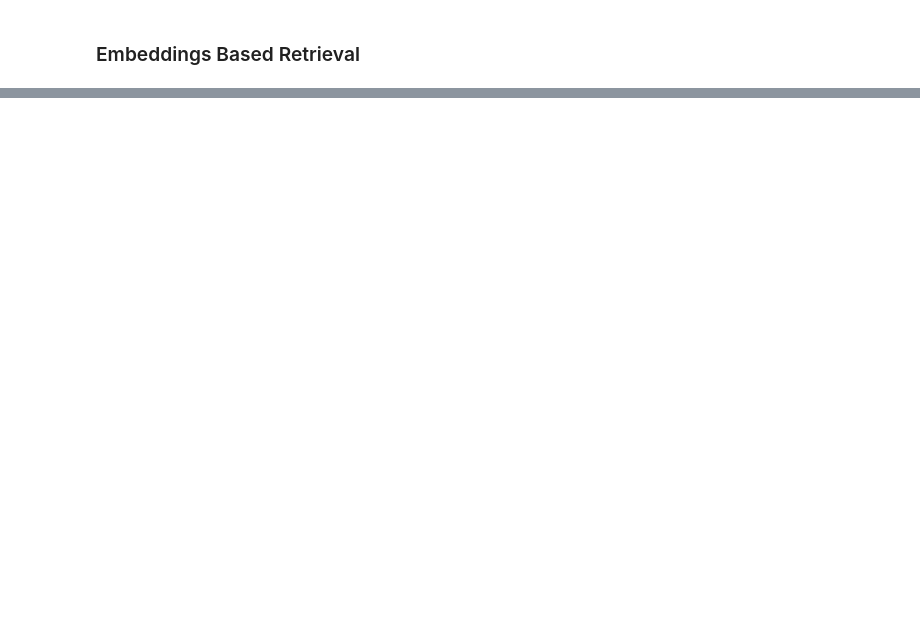
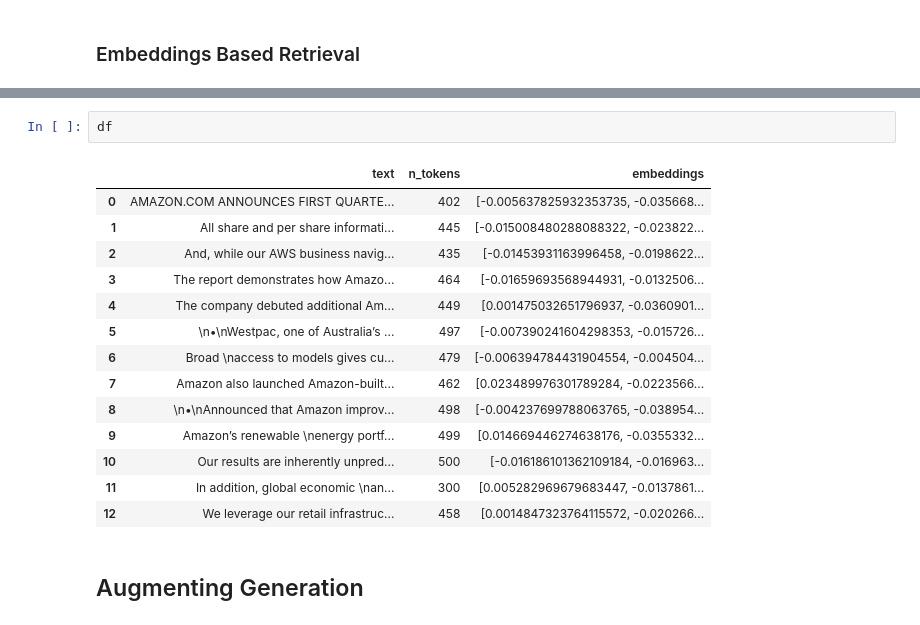
Before and after one commit to skandavivek/RAG-From-Scratch, a Jupyter notebook: Ch2/Ch02_walkthrough.ipynb, the cells around one changed output, grey strips where cells are left out. Saved outputs shown, nothing was run; the diff lists cells and outputs as text; blank space fills up the shorter version.

```diff
--- a/Ch2/Ch02_walkthrough.ipynb
+++ b/Ch2/Ch02_walkthrough.ipynb
@@ -102,0 +282,19 @@ array([0.        , 0.48362189, 0.        ])
+# %%
+df
+# %% [output]
+|  | text | n_tokens | embeddings |
+| 0 | AMAZON.COM ANNOUNCES FIRST QUARTE... | 402 | [-0.005637825932353735, -0.035668... |
+| 1 | All share and per share informati... | 445 | [-0.015008480288088322, -0.023822... |
+| 2 | And, while our AWS business navig... | 435 | [-0.01453931163996458, -0.0198622... |
+| 3 | The report demonstrates how Amazo... | 464 | [-0.01659693568944931, -0.0132506... |
+| 4 | The company debuted additional Am... | 449 | [0.001475032651796937, -0.0360901... |
+| 5 | \n•\nWestpac, one of Australia’s ... | 497 | [-0.007390241604298353, -0.015726... |
+| 6 | Broad \naccess to models gives cu... | 479 | [-0.006394784431904554, -0.004504... |
+| 7 | Amazon also launched Amazon-built... | 462 | [0.023489976301789284, -0.0223566... |
+| 8 | \n•\nAnnounced that Amazon improv... | 498 | [-0.004237699788063765, -0.038954... |
+| 9 | Amazon’s renewable \nenergy portf... | 499 | [0.014669446274638176, -0.0355332... |
+| 10 | Our results are inherently unpred... | 500 | [-0.016186101362109184, -0.016963... |
+| 11 | In addition, global economic \nan... | 300 | [0.005282969679683447, -0.0137861... |
+| 12 | We leverage our retail infrastruc... | 458 | [0.0014847323764115572, -0.020266... |
+# %% [markdown]
+## Augmenting Generation
```
Also changed, not shown: parts of 36 cells of this notebook, 4 other files.
